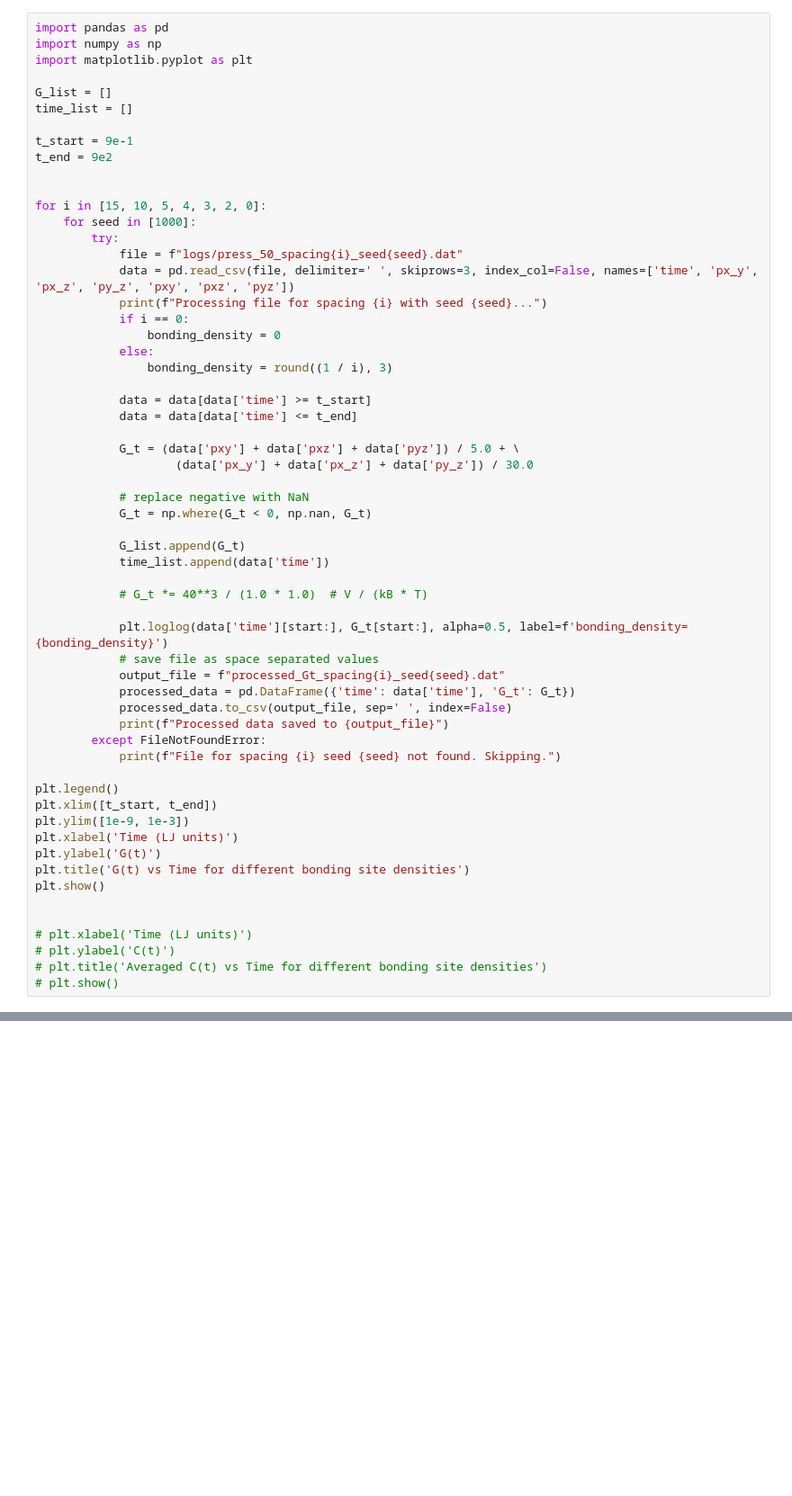
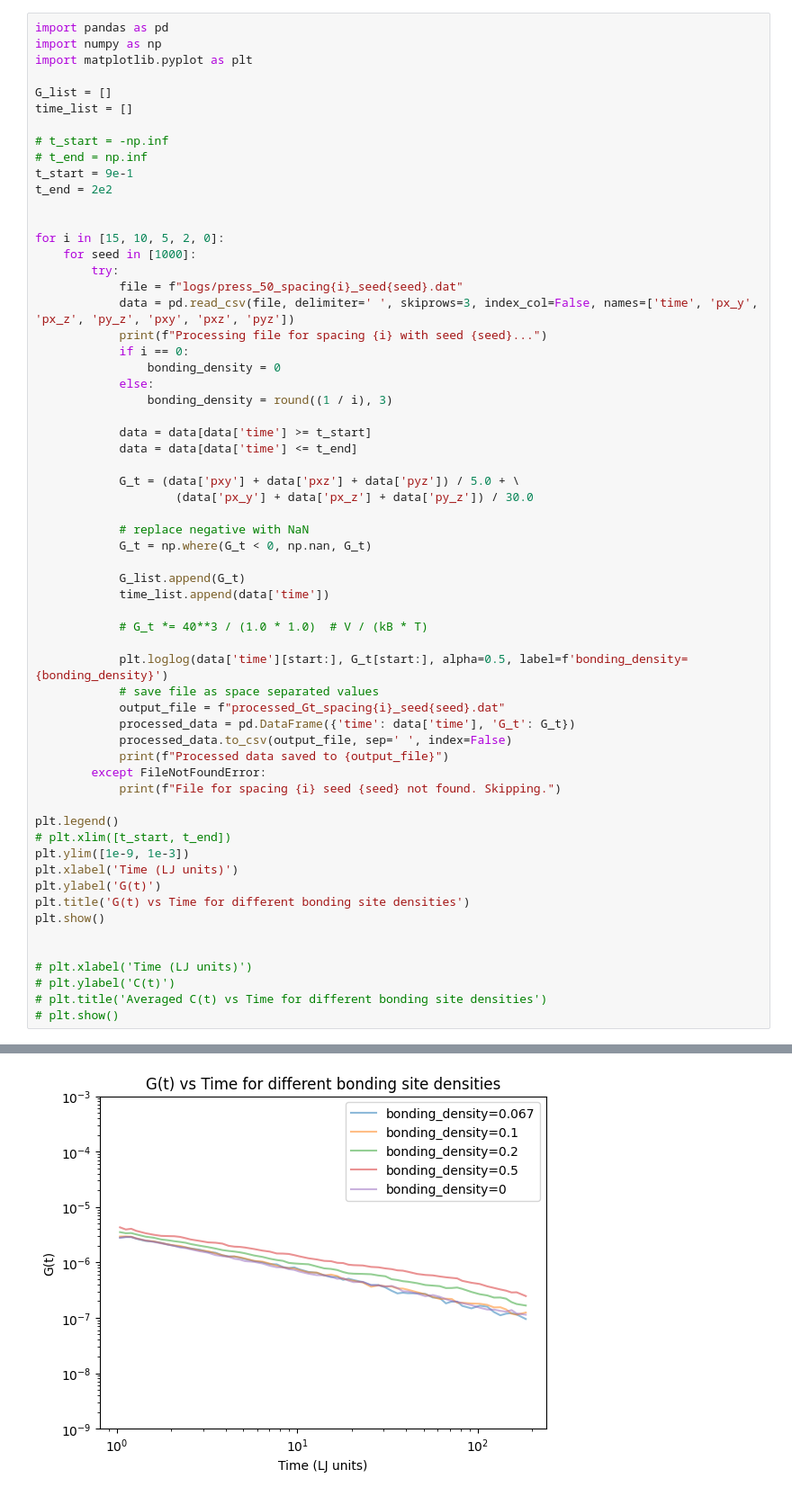
Before and after one commit to anotherbeaver/amine_polymers, a Jupyter notebook: logs/storage_loss_moduli.ipynb, the cells around one changed output, grey strips where cells are left out. Shown at 90% size. Cells and saved outputs as stored; diff of their text form; blank space fills up the shorter version.

```diff
--- a/logs/storage_loss_moduli.ipynb
+++ b/logs/storage_loss_moduli.ipynb
@@ -518,11 +518,13 @@ import matplotlib.pyplot as plt
 G_list = []
 time_list = []
 
+# t_start = -np.inf
+# t_end = np.inf
 t_start = 9e-1
-t_end = 9e2
+t_end = 2e2
 
 
-for i in [15, 10, 5, 4, 3, 2, 0]:
+for i in [15, 10, 5, 2, 0]:
     for seed in [1000]:
         try:
             file = f"logs/press_50_spacing{i}_seed{seed}.dat"
@@ -557,7 +559,7 @@ for i in [15, 10, 5, 4, 3, 2, 0]:
             print(f"File for spacing {i} seed {seed} not found. Skipping.")
 
 plt.legend()
-plt.xlim([t_start, t_end])
+# plt.xlim([t_start, t_end])
 plt.ylim([1e-9, 1e-3])
 plt.xlabel('Time (LJ units)')
 plt.ylabel('G(t)')
@@ -574,3 +585,4 @@ SyntaxError: invalid syntax (3699134224.py, line 38)
+[figure, added]
 # %%
 # apply fourier integral to each G(t) in G_list
 storage_moduli = []
```
Also changed, not shown: parts of 5 cells of this notebook, 2 other files.
